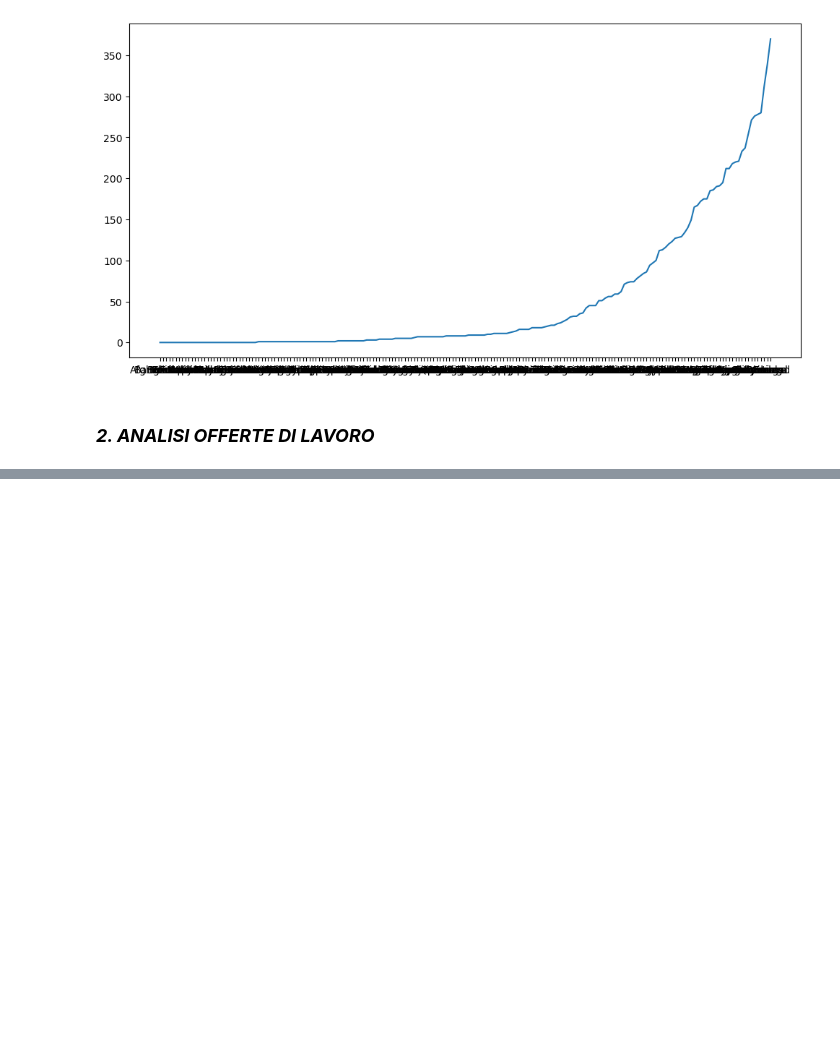
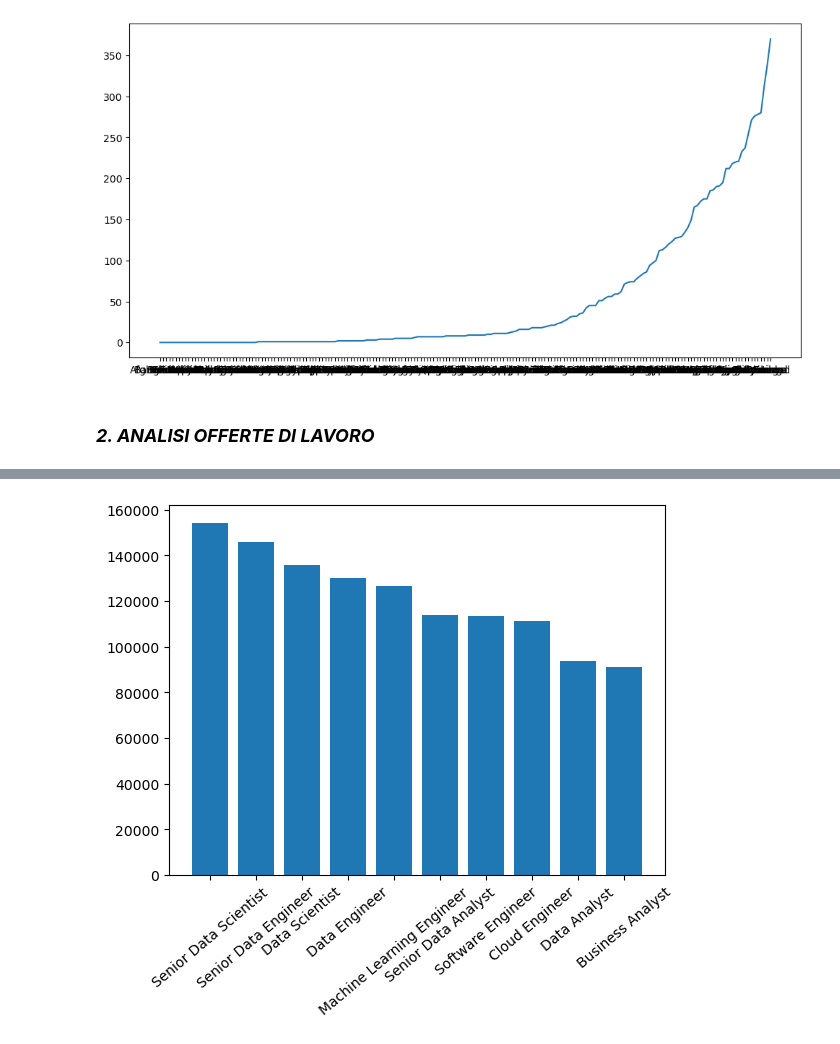
Before and after one commit to MatteoBarel57/programminglab2, a Jupyter notebook: Es3.ipynb, the cells around one changed output, grey strips where cells are left out. Drawn from its saved outputs; the diff is of its cells as text; code cells hidden in the pictures; blank space fills up the shorter version.

```diff
--- a/Es3.ipynb
+++ b/Es3.ipynb
@@ -50,3 +50,14 @@ plt.show()
 [figure]
 # %% [markdown]
 ### ***2. ANALISI OFFERTE DI LAVORO***
+# %%
+import pandas as pd
+from datasets import load_dataset
+
+dataset = load_dataset('lukebarousse/data_jobs')
+df = dataset['train'].to_pandas()
+
+df['job_posted_date'] = pd.to_datetime(df['job_posted_date'])
+
+salary = df.groupby("job_country")["salary_year_avg"].mean()
+print(salary)
@@ -52,0 +118,8 @@ plt.show()
+# %%
+salary_by_title = df.groupby('job_title_short')['salary_year_avg'].mean().sort_values(ascending=False)
+
+plt.bar(salary_by_title.index, salary_by_title.values)
+plt.xticks(rotation = 40)
+plt.show()
+# %% [output]
+[figure, added]
```
Also changed, not shown: parts of 3 cells of this notebook.
